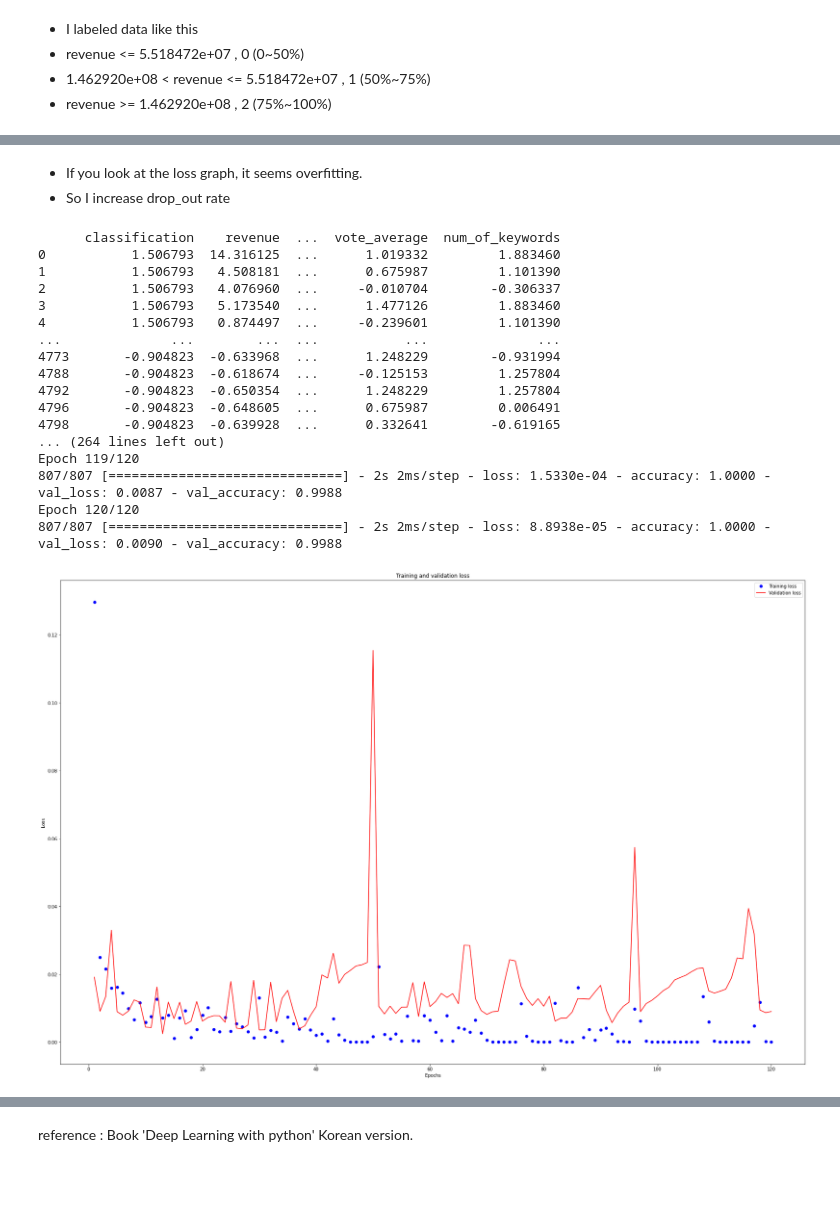
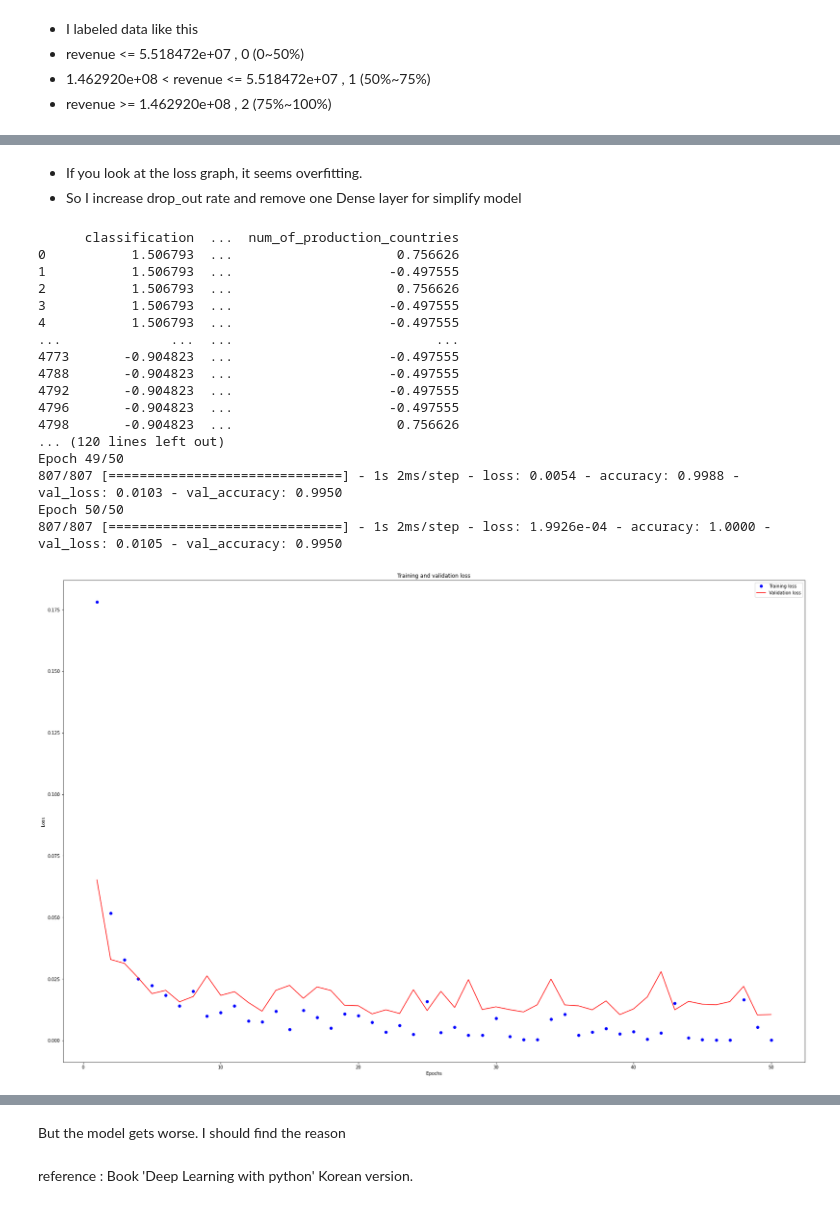
Before and after one commit to JeongYoon-L/Analysis-TMDB-open-data, a Jupyter notebook: cse351_project_Lee_JeongYoon_114133199.ipynb, the cells around one changed output, grey strips where cells are left out. Cells and saved outputs as stored; diff of their text form; code cells hidden in the pictures; blank space fills up the shorter version.

```diff
--- a/cse351_project_Lee_JeongYoon_114133199.ipynb
+++ b/cse351_project_Lee_JeongYoon_114133199.ipynb
@@ -1654,7 +1667,7 @@ Name: revenue, dtype: float64
 - 1.462920e+08 < revenue <= 5.518472e+07  , 1 (50%~75%)
 - revenue >= 1.462920e+08 , 2 (75%~100%)
 # %%
-categorical_classification = data_with_revenue[["revenue","budget","popularity","vote_average",	"num_of_keywords"] ]
+categorical_classification = data_with_revenue[["revenue","budget","vote_count","num_of_genres",	"num_of_production_companies","num_of_production_countries"] ]
 
 conditionlist = [
                  (categorical_classification['revenue'] >= 1.462920e+08) ,
@@ -1664,6 +1677,6 @@ choicelist = [2,1,0]
 categorical_classification['classification'] = np.select(conditionlist, choicelist, default=0)
 
 
-categorical_classification = categorical_classification[["classification","revenue","budget","popularity","vote_average",	"num_of_keywords"] ]
+categorical_classification = categorical_classification[["classification","revenue","budget","vote_count","num_of_genres",	"num_of_production_companies","num_of_production_countries"] ]
 categorical_classification
 # %% [output]
@@ -1702,7 +1715,7 @@ standardScaler.fit(data1)
 data1[:] = standardScaler.transform(data1[:])
 data1
 
-x = data1.iloc[:,1:5]
+x = data1.iloc[:,1:7]
 y = data1[['classification']]
 x_train, x_test, y_train, y_test = train_test_split(x,y)
 x_train.shape, x_test.shape, y_train.shape, y_test.shape
@@ -1714,7 +1727,13 @@ y_test = tf.keras.utils.to_categorical(y_test, nb_classes)
 
 tf.model = tf.keras.Sequential()
 
-tf.model.add(tf.keras.layers.Dense(input_dim=4, units=70, kernel_initializer='glorot_normal', activation='relu'))
+
+#input dimension is 6
+#units : 70, Dense layer: 5
+#activation function : relu
+#loss function : categorical_crossentropy
+#last layer activation function : softmax // for multi classification
+tf.model.add(tf.keras.layers.Dense(input_dim=6, units=70, kernel_initializer='glorot_normal', activation='relu'))
 tf.model.add(tf.keras.layers.Dropout(drop_rate))
 tf.model.add(tf.keras.layers.Dense(units=70, kernel_initializer='glorot_normal', activation='relu'))
 tf.model.add(tf.keras.layers.Dropout(drop_rate))
@@ -1809,6 +1828,6 @@ accuracy 0.9975247383117676
 # %% [markdown]
 - If you look at the loss graph, it seems overfitting.
-- So I increase drop_out rate
+- So I increase drop_out rate and remove one Dense layer for simplify model
 # %%
 import numpy as np
 import random
@@ -1818,12 +1837,14 @@ from sklearn.model_selection import train_test_split
 
 random.seed(777)
 
+#hyper parameter
 learning_rate = 0.0005
 batch_size = 3
-training_epochs = 120
-nb_classes = 3
+training_epochs = 50
+nb_classes = 3 #{0,1,2}
 drop_rate = 0.005
 
+#Standardization
 data1 = categorical_classification
 print(data1)
 standardScaler = StandardScaler()
@@ -1831,7 +1852,7 @@ standardScaler.fit(data1)
 data1[:] = standardScaler.transform(data1[:])
 data1
 
-x = data1.iloc[:,1:5]
+x = data1.iloc[:,1:7]
 y = data1[['classification']]
 x_train, x_test, y_train, y_test = train_test_split(x,y)
 x_train.shape, x_test.shape, y_train.shape, y_test.shape
@@ -1843,9 +1864,13 @@ y_test = tf.keras.utils.to_categorical(y_test, nb_classes)
 
 tf.model = tf.keras.Sequential()
 
-tf.model.add(tf.keras.layers.Dense(input_dim=4, units=70, kernel_initializer='glorot_normal', activation='relu'))
-tf.model.add(tf.keras.layers.Dropout(drop_rate))
-tf.model.add(tf.keras.layers.Dense(units=70, kernel_initializer='glorot_normal', activation='relu'))
+#input dimension is 6
+#units : 70, Dense layer: 4
+#activation function : relu
+#loss function : categorical_crossentropy
+#last layer activation function : softmax // for multi classification
+
+tf.model.add(tf.keras.layers.Dense(input_dim=6, units=70, kernel_initializer='glorot_normal', activation='relu'))
 tf.model.add(tf.keras.layers.Dropout(drop_rate))
 tf.model.add(tf.keras.layers.Dense(units=70, kernel_initializer='glorot_normal', activation='relu'))
 tf.model.add(tf.keras.layers.Dropout(drop_rate))
@@ -1876,48 +1901,48 @@ plt.rcParams['figure.figsize'] = (30,20)
 plt.legend()
 
 plt.show()
 
 plt.clf()
 acc = history_dict['accuracy']
 val_acc = history_dict['val_accuracy']
 
 plt.plot(epochs, acc, 'bo', label='Training acc')
 plt.plot(epochs, val_acc, 'r', label='Validation acc')
 plt.title('Training and validation accuracy')
 plt.xlabel('Epochs')
 plt.ylabel('Accuracy')
 plt.legend()
 
 plt.show()
 
 # predict 10 random hand-writing data
 y_predicted = tf.model.predict(x_test)
 for x in range(0, 10):
     random_index = random.randint(0, x_test.shape[0]-1)
     print("index: ", random_index,
           "actual y: ", np.argmax(y_test[random_index]),
           "predicted y: ", np.argmax(y_predicted[random_index]))
 
 # evaluate test set
 evaluation = tf.model.evaluate(x_test, y_test)
 print('loss: ', evaluation[0])
 print('accuracy', evaluation[1])
 # %% [output]
-      classification    revenue  ...  vote_average  num_of_keywords
-0           1.506793  14.316125  ...      1.019332         1.883460
-1           1.506793   4.508181  ...      0.675987         1.101390
-2           1.506793   4.076960  ...     -0.010704        -0.306337
-3           1.506793   5.173540  ...      1.477126         1.883460
-4           1.506793   0.874497  ...     -0.239601         1.101390
-...              ...        ...  ...           ...              ...
-4773       -0.904823  -0.633968  ...      1.248229        -0.931994
-4788       -0.904823  -0.618674  ...     -0.125153         1.257804
-4792       -0.904823  -0.650354  ...      1.248229         1.257804
-4796       -0.904823  -0.648605  ...      0.675987         0.006491
-4798       -0.904823  -0.639928  ...      0.332641        -0.619165
-... (264 lines left out)
-Epoch 119/120
-807/807 [==============================] - 2s 2ms/step - loss: 1.5330e-04 - accuracy: 1.0000 - val_loss: 0.0087 - val_accuracy: 0.9988
-Epoch 120/120
-807/807 [==============================] - 2s 2ms/step - loss: 8.8938e-05 - accuracy: 1.0000 - val_loss: 0.0090 - val_accuracy: 0.9988
+      classification  ...  num_of_production_countries
+0           1.506793  ...                     0.756626
+1           1.506793  ...                    -0.497555
+2           1.506793  ...                     0.756626
+3           1.506793  ...                    -0.497555
+4           1.506793  ...                    -0.497555
+...              ...  ...                          ...
+4773       -0.904823  ...                    -0.497555
+4788       -0.904823  ...                    -0.497555
+4792       -0.904823  ...                    -0.497555
+4796       -0.904823  ...                    -0.497555
+4798       -0.904823  ...                     0.756626
+... (120 lines left out)
+Epoch 49/50
+807/807 [==============================] - 1s 2ms/step - loss: 0.0054 - accuracy: 0.9988 - val_loss: 0.0103 - val_accuracy: 0.9950
+Epoch 50/50
+807/807 [==============================] - 1s 2ms/step - loss: 1.9926e-04 - accuracy: 1.0000 - val_loss: 0.0105 - val_accuracy: 0.9950
-[figure, old version]
+[figure, new version]
@@ -1938,2 +1963,5 @@ accuracy 0.9987623691558838
+# %% [markdown]
+But the model gets worse.
+I should find the reason
 # %% [markdown]
 reference : Book 'Deep Learning with python' Korean version.
```
Also changed, not shown: parts of 43 cells of this notebook.
